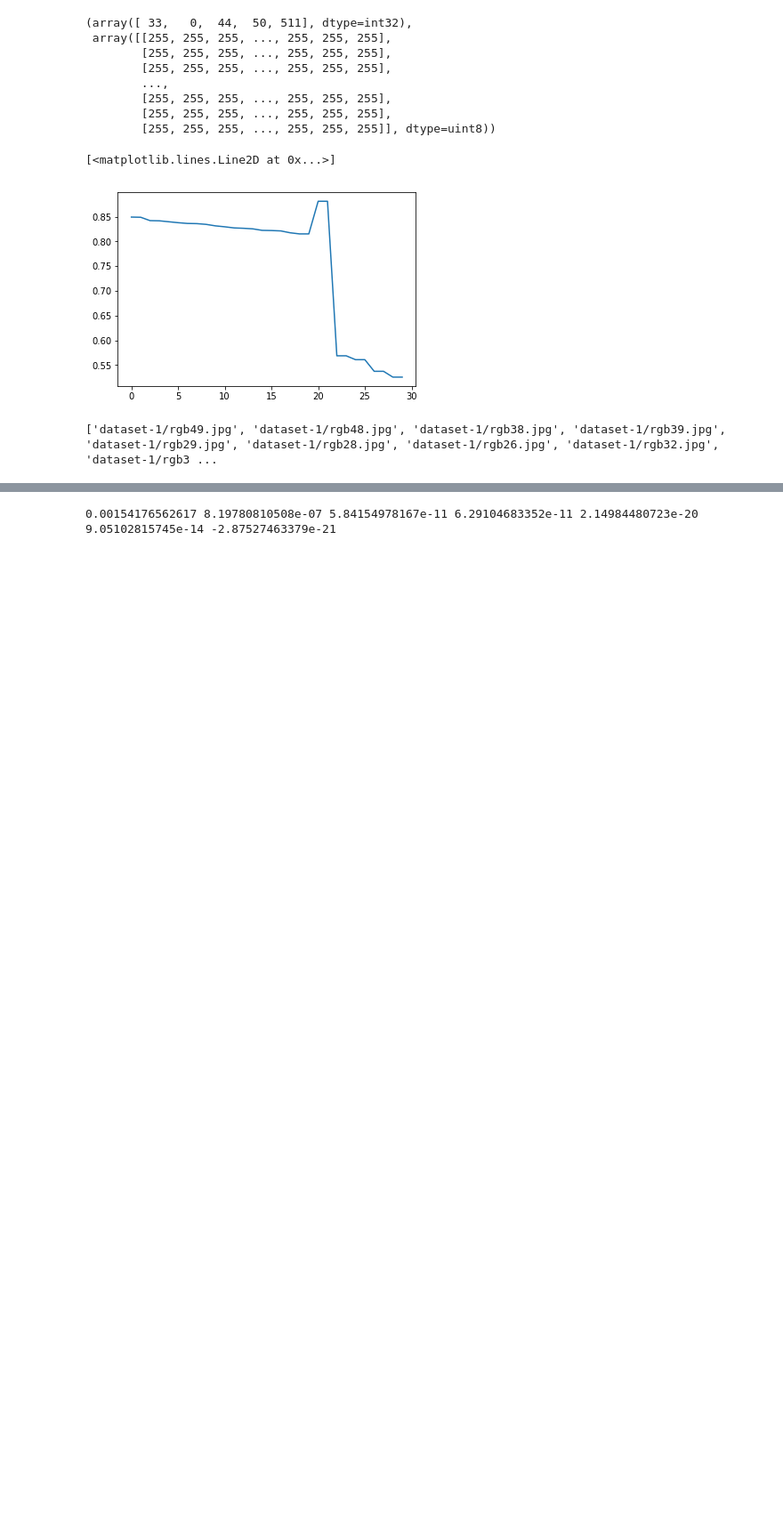
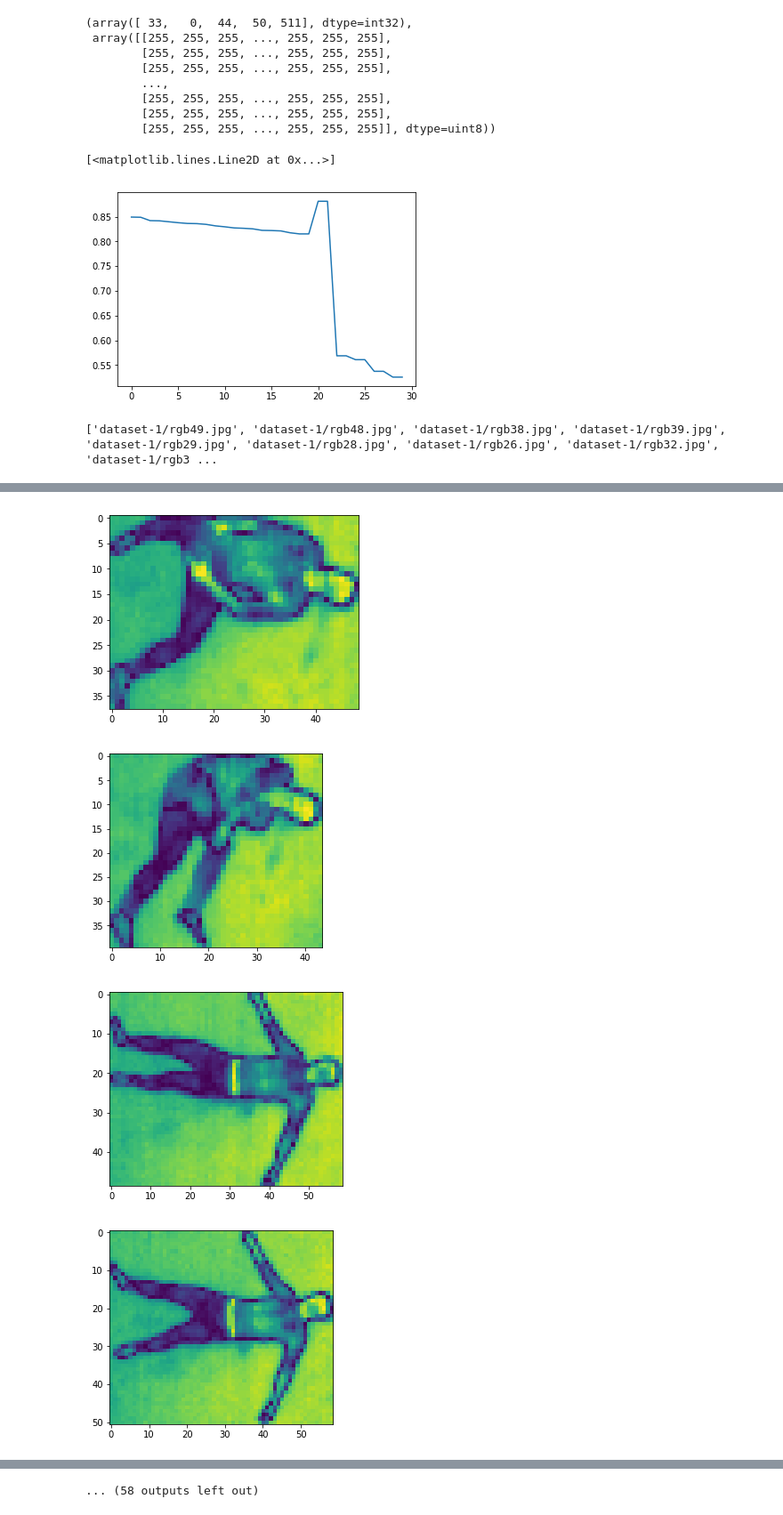
Before and after one commit to jkcchan/syde362-thermal-fall-detection, a Jupyter notebook: cv2CCA.ipynb, the cells around one changed output, grey strips where cells are left out. Shown at 89% size. Saved outputs shown, nothing was run; the diff lists cells and outputs as text; code cells hidden in the pictures; blank space fills up the shorter version.

```diff
--- a/cv2CCA.ipynb
+++ b/cv2CCA.ipynb
@@ -175,8 +175,8 @@ for i in test_images:
         chosen_box_thermal = get_original_image_cropped(cv2.imread(filename,0), stats)
         boxes.append(chosen_box_thermal)
 
-        # plt.imshow(chosen_box_thermal)
-        # plt.show()
+        plt.imshow(chosen_box_thermal)
+        plt.show()
 
         temp_moments = cv2.moments(chosen_box_thermal)
         #results.append(cv2.HuMoments(temp_moments))
@@ -188,30 +188,34 @@ for i in test_images:
     else:
         boxes.append(chosen_box)
         plt.imshow(chosen_box)
         plt.show()
 
 # for j in boxes:
 #     moments.append(cv2.moments(j))
 # for l in moments:
 #     print cv2.HuMoments(l)
 
 # 7 of Hu's tings
 hu_1 = []
 hu_2 = []
 hu_3 = []
 hu_4 = []
 hu_5 = []
 hu_6 = []
 hu_7 = []
 
 for a_result in results:
     hu_1.append(a_result[0])
     hu_2.append(a_result[1])
     hu_3.append(a_result[2])
     hu_4.append(a_result[3])
     hu_5.append(a_result[4])
     hu_6.append(a_result[5])
     hu_7.append(a_result[6])
 
 print sum(hu_1)/len(hu_1), sum(hu_2)/len(hu_2), sum(hu_3)/len(hu_3), sum(hu_4)/len(hu_4), sum(hu_5)/len(hu_5), sum(hu_6)/len(hu_6), sum(hu_7)/len(hu_7)
 # %% [output]
+[figure, added]
+[figure, added]
+[figure, added]
+[figure, added]
@@ -218,4 +230,4 @@ print sum(hu_1)/len(hu_1), sum(hu_2)/len(hu_2), sum(hu_3)/len(hu_3), sum(hu_4)/l
-0.00154176562617 8.19780810508e-07 5.84154978167e-11 6.29104683352e-11 2.14984480723e-20 9.05102815745e-14 -2.87527463379e-21
+... (58 outputs left out)
 # %%
 import numpy
 # proccesing all of them now
```
Also changed, not shown: parts of 2 cells of this notebook.
